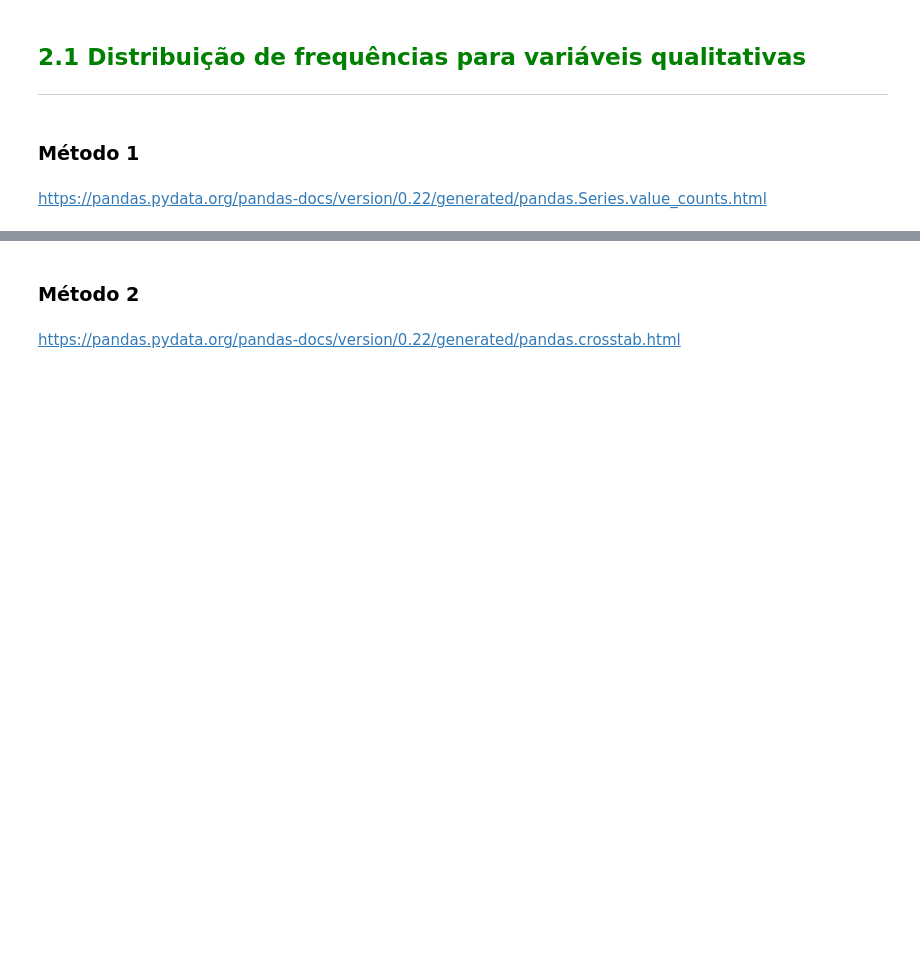
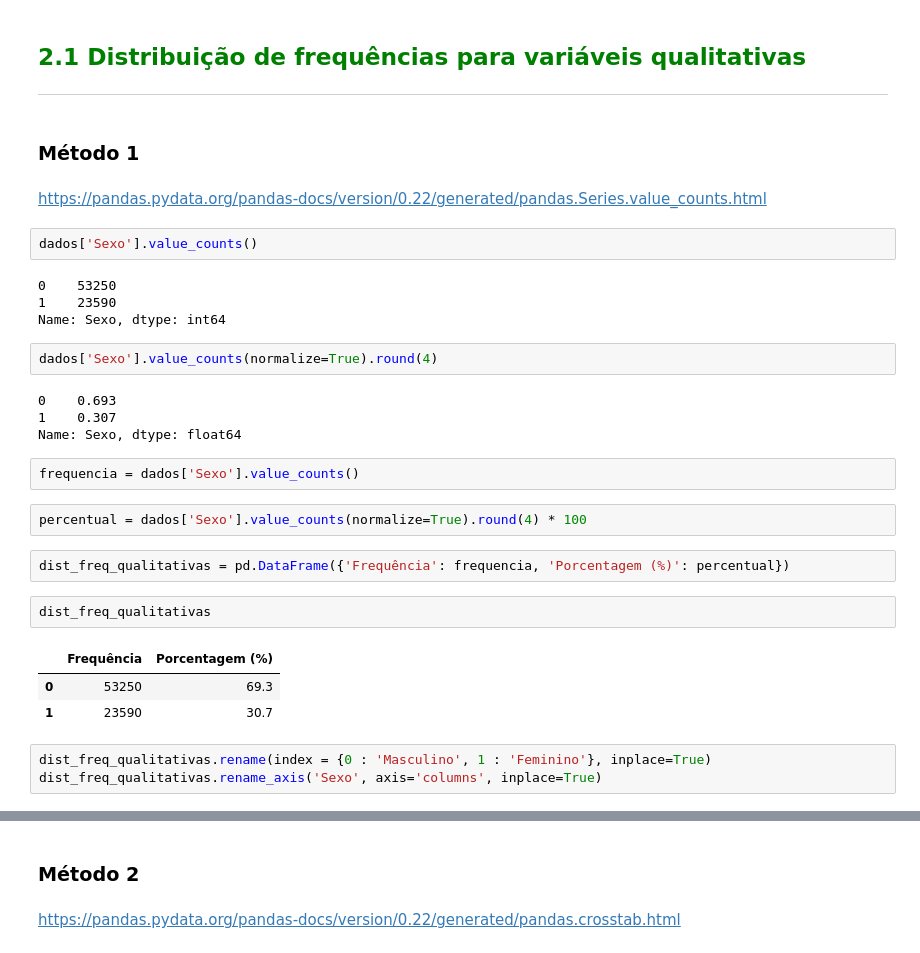
Before and after one commit to rivaldo/estatistica-com-python, a Jupyter notebook: src/Curso_de_Estatística_Parte_1.ipynb, the cells around one changed output, grey strips where cells are left out. Drawn from its saved outputs; the diff is of its cells as text; blank space fills up the shorter version.

```diff
--- a/src/Curso_de_Estatística_Parte_1.ipynb
+++ b/src/Curso_de_Estatística_Parte_1.ipynb
@@ -212,3 +212,30 @@ O primeiro passo em um trabalho de análise é o conhecimento do comportamento d
 ### Método 1
 # %% [markdown]
 https://pandas.pydata.org/pandas-docs/version/0.22/generated/pandas.Series.value_counts.html
+# %%
+dados['Sexo'].value_counts()
+# %% [output]
+0    53250
+1    23590
+Name: Sexo, dtype: int64
+# %%
+dados['Sexo'].value_counts(normalize=True).round(4)
+# %% [output]
+0    0.693
+1    0.307
+Name: Sexo, dtype: float64
+# %%
+frequencia = dados['Sexo'].value_counts()
+# %%
+percentual = dados['Sexo'].value_counts(normalize=True).round(4) * 100
+# %%
+dist_freq_qualitativas = pd.DataFrame({'Frequência': frequencia, 'Porcentagem (%)': percentual})
+# %%
+dist_freq_qualitativas
+# %% [output]
+|  | Frequência | Porcentagem (%) |
+| 0 | 53250 | 69.3 |
+| 1 | 23590 | 30.7 |
+# %%
+dist_freq_qualitativas.rename(index = {0 : 'Masculino', 1 : 'Feminino'}, inplace=True)
+dist_freq_qualitativas.rename_axis('Sexo', axis='columns', inplace=True)
```
Also changed, not shown: parts of 1 cell of this notebook.
